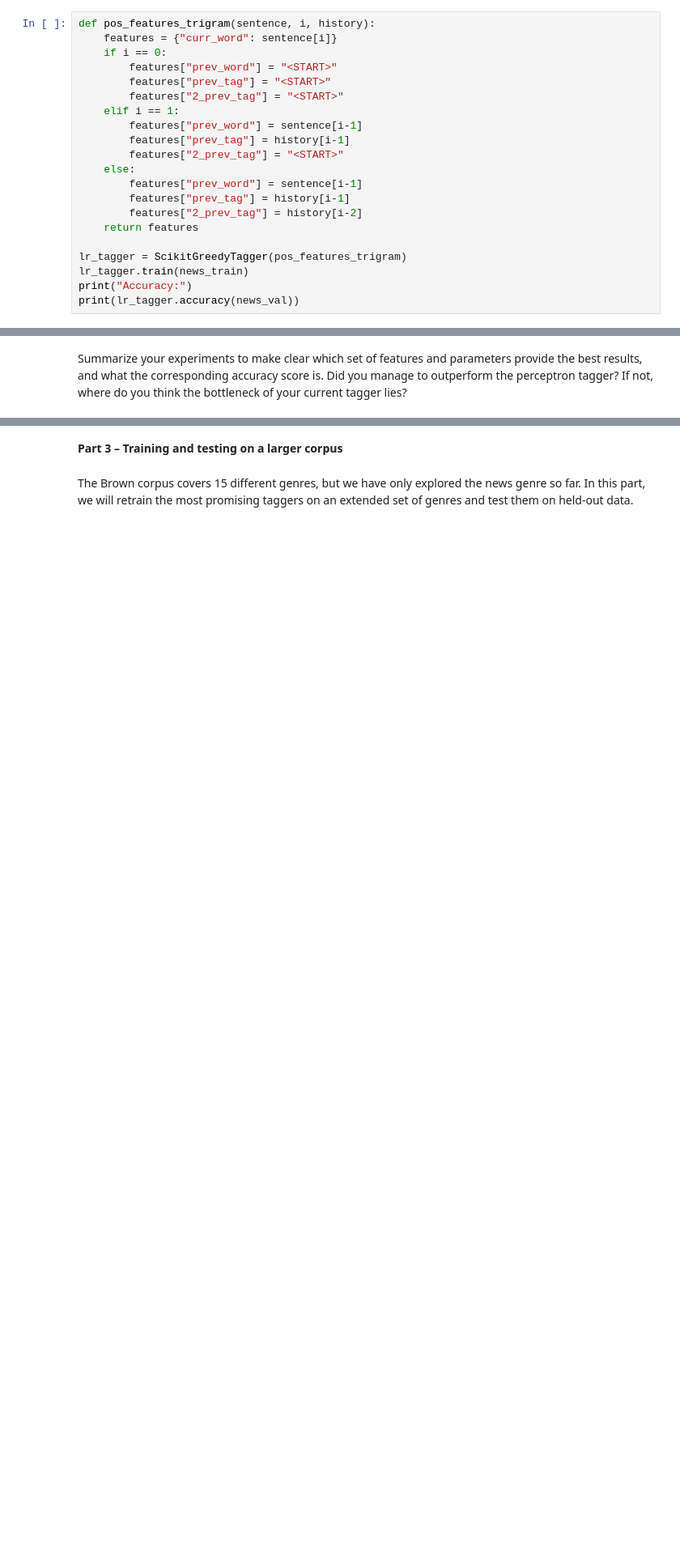
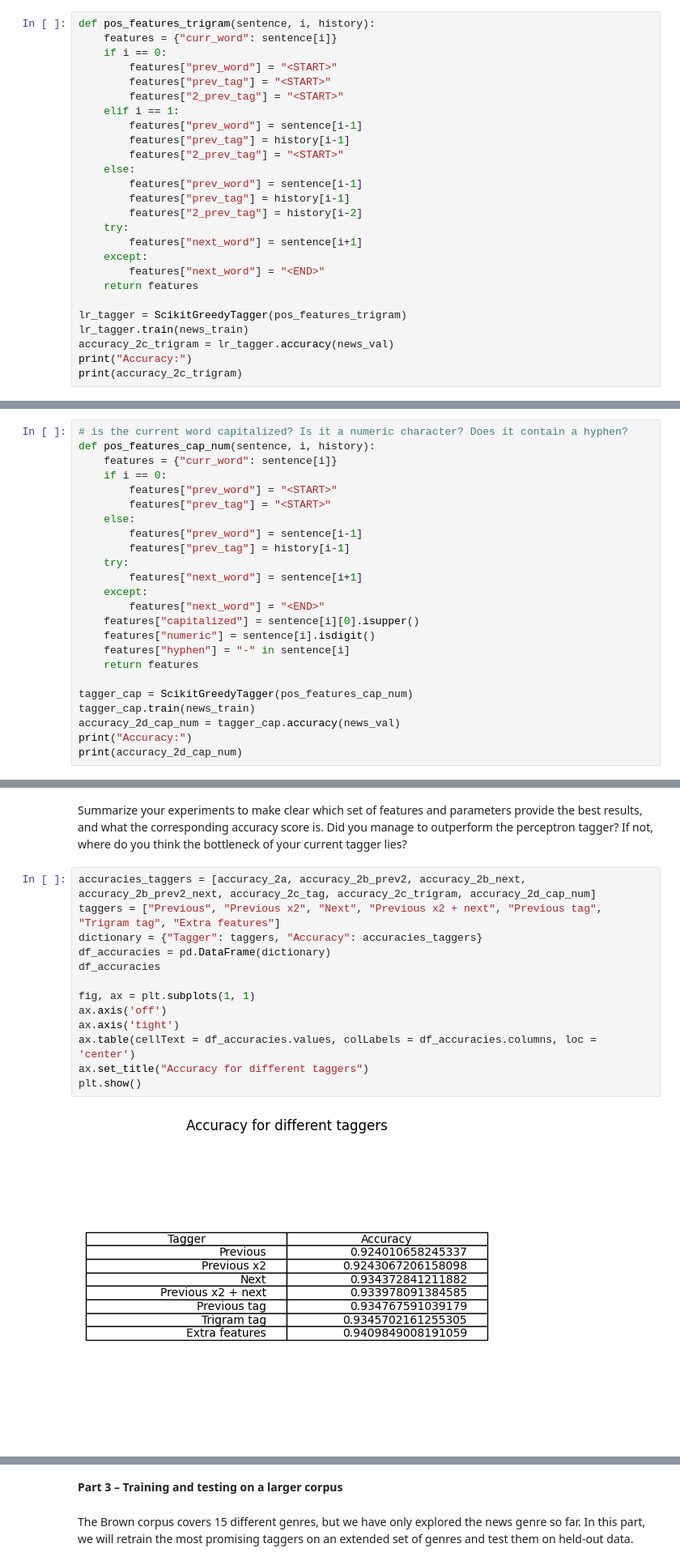
Before and after one commit to alessiasanfelici/IN4080--NLP-Exercises, a Jupyter notebook: NLP-Projects/alesssa_in4080_mandatory_2.ipynb, the cells around one changed output, grey strips where cells are left out. Shown at 81% size. Saved outputs shown, nothing was run; the diff lists cells and outputs as text; blank space fills up the shorter version.

```diff
--- a/NLP-Projects/alesssa_in4080_mandatory_2.ipynb
+++ b/NLP-Projects/alesssa_in4080_mandatory_2.ipynb
@@ -293,11 +340,16 @@ def pos_features_trigram(sentence, i, history):
         features["prev_word"] = sentence[i-1]
         features["prev_tag"] = history[i-1]
         features["2_prev_tag"] = history[i-2]
+    try:
+        features["next_word"] = sentence[i+1]
+    except:
+        features["next_word"] = "<END>"
     return features
 
 lr_tagger = ScikitGreedyTagger(pos_features_trigram)
 lr_tagger.train(news_train)
+accuracy_2c_trigram = lr_tagger.accuracy(news_val)
 print("Accuracy:")
-print(lr_tagger.accuracy(news_val))
+print(accuracy_2c_trigram)
 # %% [output]
 Accuracy:
@@ -311,3 +363,27 @@ current word a number? Is it capitalized? Does it contain capitals? Does it cont
 the best feature set you can come up with? Train and test various feature sets and select the best one.
 If you use sources for finding tips about good features (like articles, web pages, NLTK code, etc.) make
 references to the sources and explain what you got from them.
+# %%
+# is the current word capitalized? Is it a numeric character? Does it contain a hyphen?
+def pos_features_cap_num(sentence, i, history):
+    features = {"curr_word": sentence[i]}
+    if i == 0:
+        features["prev_word"] = "<START>"
+        features["prev_tag"] = "<START>"
+    else:
+        features["prev_word"] = sentence[i-1]
+        features["prev_tag"] = history[i-1]
+    try:
+        features["next_word"] = sentence[i+1]
+    except:
+        features["next_word"] = "<END>"
+    features["capitalized"] = sentence[i][0].isupper()
+    features["numeric"] = sentence[i].isdigit()
+    features["hyphen"] = "-" in sentence[i]
+    return features
+
+tagger_cap = ScikitGreedyTagger(pos_features_cap_num)
+tagger_cap.train(news_train)
+accuracy_2d_cap_num = tagger_cap.accuracy(news_val)
+print("Accuracy:")
+print(accuracy_2d_cap_num)
@@ -325,3 +442,18 @@ c = [0.01, 0.1, 1.0, 10.0, 100.0, 1000.0]
 Summarize your experiments to make clear which set of features and parameters provide the best
 results, and what the corresponding accuracy score is. Did you manage to outperform the perceptron
 tagger? If not, where do you think the bottleneck of your current tagger lies?
+# %%
+accuracies_taggers = [accuracy_2a, accuracy_2b_prev2, accuracy_2b_next, accuracy_2b_prev2_next, accuracy_2c_tag, accuracy_2c_trigram, accuracy_2d_cap_num]
+taggers = ["Previous", "Previous x2", "Next", "Previous x2 + next", "Previous tag", "Trigram tag", "Extra features"]
+dictionary = {"Tagger": taggers, "Accuracy": accuracies_taggers}
+df_accuracies = pd.DataFrame(dictionary)
+df_accuracies
+
+fig, ax = plt.subplots(1, 1)
+ax.axis('off')
+ax.axis('tight')
+ax.table(cellText = df_accuracies.values, colLabels = df_accuracies.columns, loc = 'center')
+ax.set_title("Accuracy for different taggers")
+plt.show()
+# %% [output]
+[figure, added]
```
Also changed, not shown: parts of 18 cells of this notebook.
